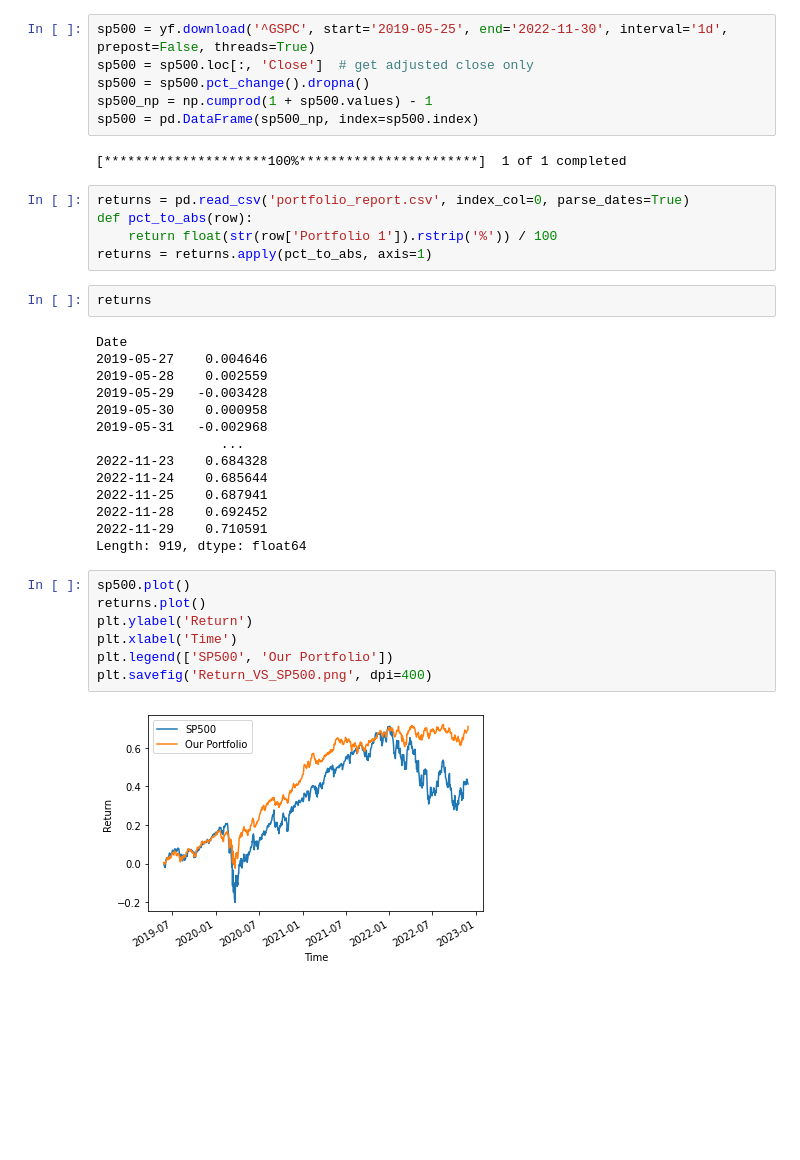
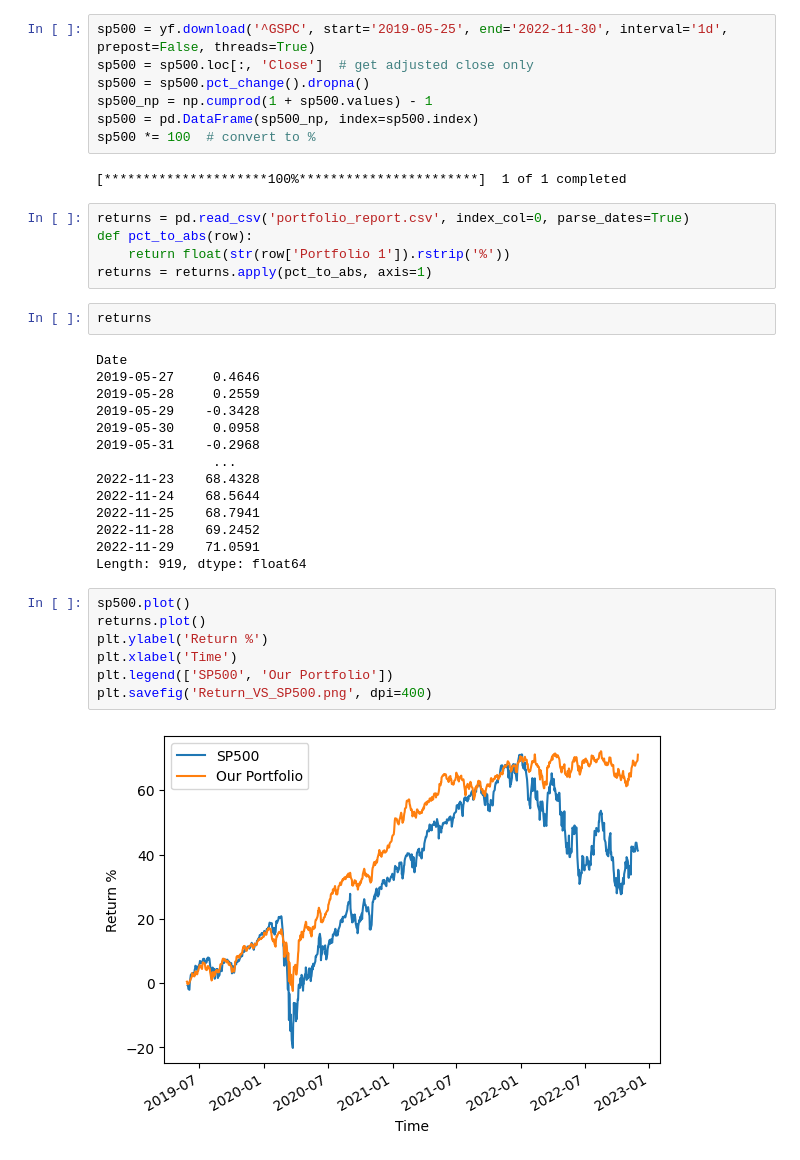
Before and after one commit to aliencaocao/wharton-comp, a Jupyter notebook: plot return.ipynb, the cells around one changed output. Saved outputs shown, nothing was run; the diff lists cells and outputs as text; blank space fills up the shorter version.

Commit message:
Update plots

```diff
--- a/plot return.ipynb
+++ b/plot return.ipynb
@@ -9,35 +9,36 @@ sp500 = sp500.loc[:, 'Close']  # get adjusted close only
 sp500 = sp500.pct_change().dropna()
 sp500_np = np.cumprod(1 + sp500.values) - 1
 sp500 = pd.DataFrame(sp500_np, index=sp500.index)
+sp500 *= 100  # convert to %
 # %% [output]
 [*********************100%***********************]  1 of 1 completed
 # %%
 returns = pd.read_csv('portfolio_report.csv', index_col=0, parse_dates=True)
 def pct_to_abs(row):
-    return float(str(row['Portfolio 1']).rstrip('%')) / 100
+    return float(str(row['Portfolio 1']).rstrip('%'))
 returns = returns.apply(pct_to_abs, axis=1)
 # %%
 returns
 # %% [output]
 Date
-2019-05-27    0.004646
-2019-05-28    0.002559
-2019-05-29   -0.003428
-2019-05-30    0.000958
-2019-05-31   -0.002968
-                ...
-2022-11-23    0.684328
-2022-11-24    0.685644
-2022-11-25    0.687941
-2022-11-28    0.692452
-2022-11-29    0.710591
+2019-05-27     0.4646
+2019-05-28     0.2559
+2019-05-29    -0.3428
+2019-05-30     0.0958
+2019-05-31    -0.2968
+               ...
+2022-11-23    68.4328
+2022-11-24    68.5644
+2022-11-25    68.7941
+2022-11-28    69.2452
+2022-11-29    71.0591
 Length: 919, dtype: float64
 # %%
 sp500.plot()
 returns.plot()
-plt.ylabel('Return')
+plt.ylabel('Return %')
 plt.xlabel('Time')
 plt.legend(['SP500', 'Our Portfolio'])
 plt.savefig('Return_VS_SP500.png', dpi=400)
 # %% [output]
-[figure, old version]
+[figure, new version]
```
Also changed, not shown: 5 other files.
